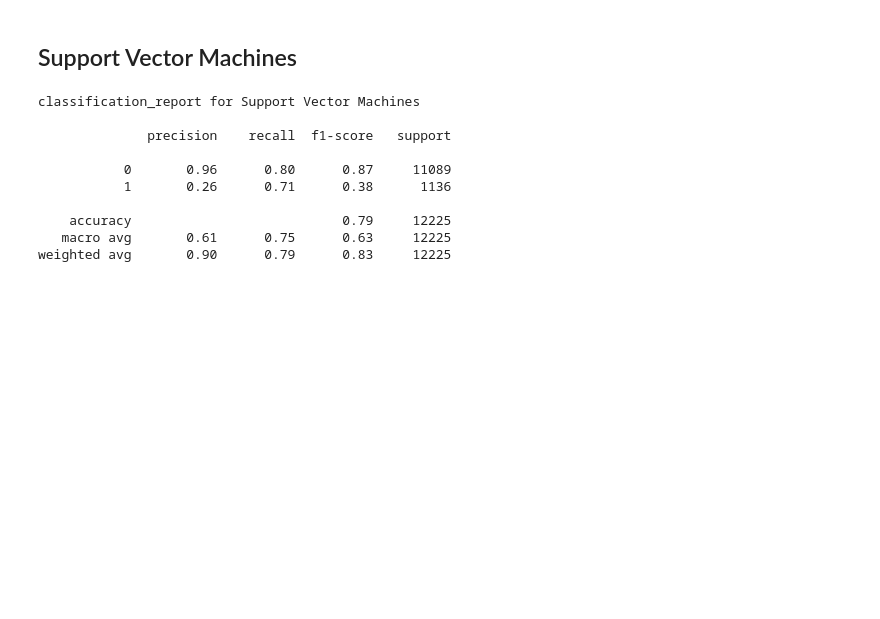
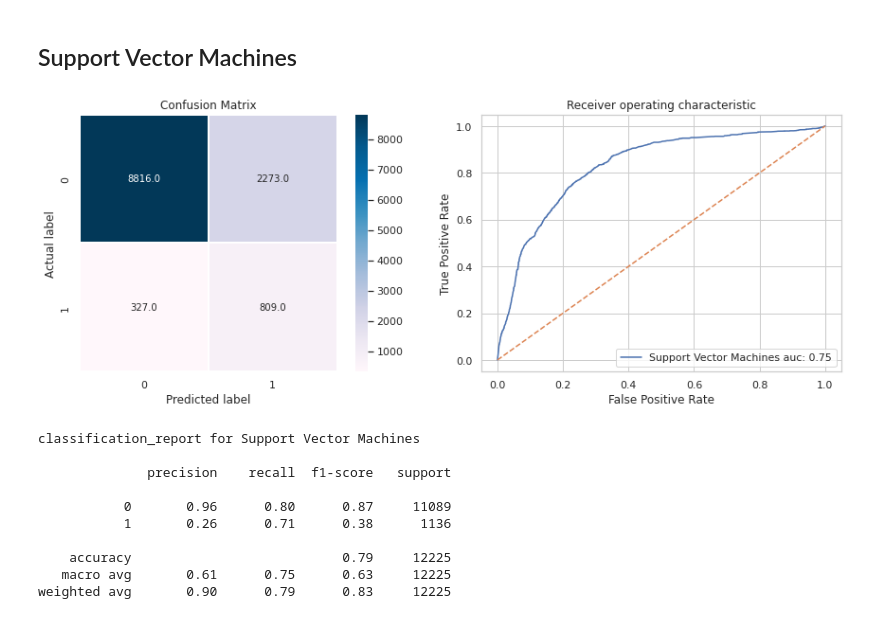
Before and after one commit to Sachimugu/ICU-survival, a Jupyter notebook: Notebook/2_Preprocessing_and_ML_Model.ipynb, the cells around one changed output. Drawn from its saved outputs; the diff is of its cells as text; code cells hidden in the pictures; blank space fills up the shorter version.

```diff
--- a/Notebook/2_Preprocessing_and_ML_Model.ipynb
+++ b/Notebook/2_Preprocessing_and_ML_Model.ipynb
@@ -307,25 +307,27 @@ svm_pred = svm_model.predict(X_test)
 roc_aucs.append(roc_auc_score(y_test, svm_pred))
 recalls.append(metrics.recall_score(y_test, svm_pred))
 # %%
-# plt.figure(figsize=(15,5))
-##evaluation with area under curve and confusion matrics
-# ax1=plt.subplot(1, 2, 1)
-# cm = confusion_matrix(y_test, svm_pred)
-# sns.heatmap(cm, annot=True, fmt=".1f", linewidths=.3, square = True, cmap = 'PuBu', ax=ax1)
-# plt.ylabel('Actual label')
-# plt.xlabel('Predicted label')
-# plt.title('Confusion Matrix')
+plt.figure(figsize=(15,5))
+#evaluation with area under curve and confusion matrics
+ax1=plt.subplot(1, 2, 1)
+cm = confusion_matrix(y_test, svm_pred)
+sns.heatmap(cm, annot=True, fmt=".1f", linewidths=.3, square = True, cmap = 'PuBu', ax=ax1)
+plt.ylabel('Actual label')
+plt.xlabel('Predicted label')
+plt.title('Confusion Matrix')
 
-# ax2=plt.subplot(1, 2, 2)
-# logit_roc_auc = roc_auc_score(y_test, svm_pred)
-# fpr, tpr, thresholds = roc_curve(y_test, svm_model.predict_proba(X_test)[:,1])
-# sns.lineplot(fpr, tpr, label=f'Support Vector Machines auc: {round(logit_roc_auc,2)}', ax=ax2)
-# sns.lineplot([0, 1], [0, 1], ax=ax2, linestyle='--')
+ax2=plt.subplot(1, 2, 2)
+logit_roc_auc = roc_auc_score(y_test, svm_pred)
+fpr, tpr, thresholds = roc_curve(y_test, svm_model.predict_proba(X_test)[:,1])
+sns.lineplot(fpr, tpr, label=f'Support Vector Machines auc: {round(logit_roc_auc,2)}', ax=ax2)
+sns.lineplot([0, 1], [0, 1], ax=ax2, linestyle='--')
 
-# plt.xlabel('False Positive Rate')
-# plt.ylabel('True Positive Rate')
-# plt.title('Receiver operating characteristic')
-# plt.legend(loc="lower right");
+plt.xlabel('False Positive Rate')
+plt.ylabel('True Positive Rate')
+plt.title('Receiver operating characteristic')
+plt.legend(loc="lower right");
+# %% [output]
+[figure, added]
 # %%
 print('classification_report for Support Vector Machines', '\n')
 print(classification_report(y_test, svm_pred))
```
Also changed, not shown: parts of 10 cells of this notebook, 2 other files.
